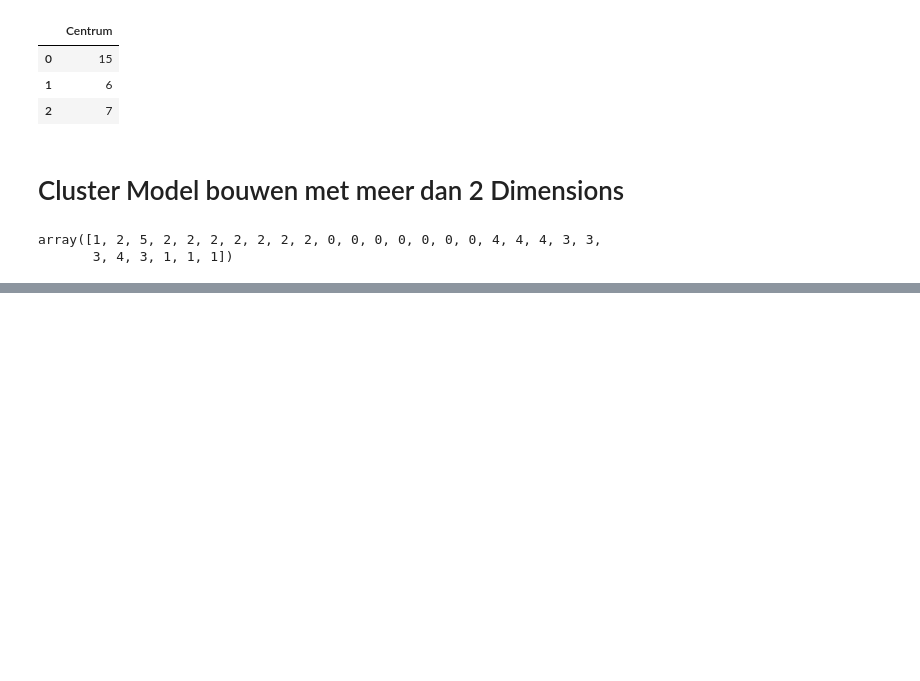
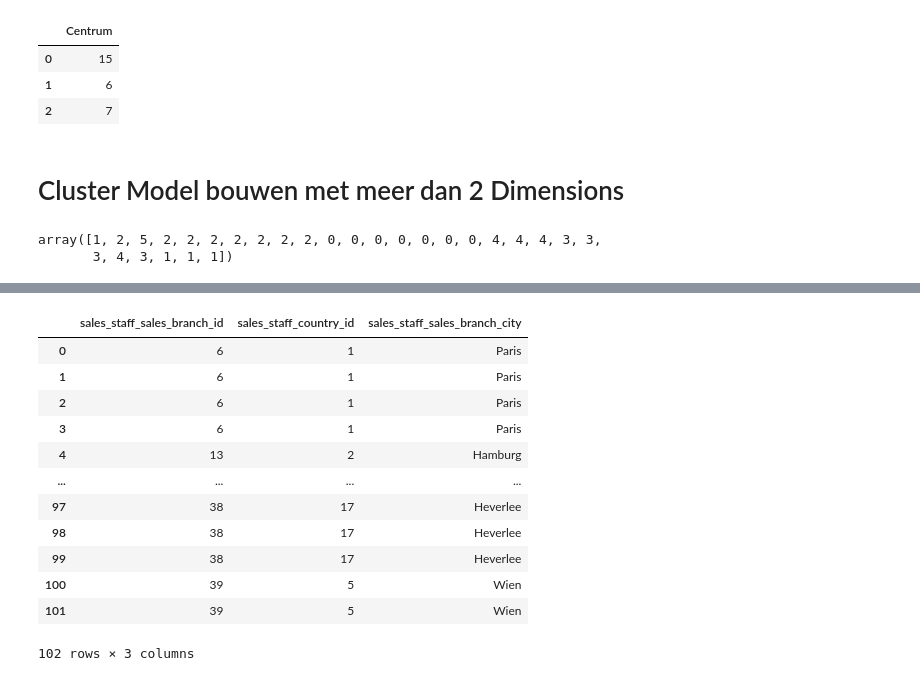
Before and after one commit to NoahGram/Johari_Venster, a Jupyter notebook: week_9/src/PR9-1.ipynb, the cells around one changed output, grey strips where cells are left out. Saved outputs shown, nothing was run; the diff lists cells and outputs as text; code cells hidden in the pictures; blank space fills up the shorter version.

```diff
--- a/week_9/src/PR9-1.ipynb
+++ b/week_9/src/PR9-1.ipynb
@@ -252,0 +317,24 @@ df.head()
+# %%
+# Lees de data in van de SQLite database
+sqlite_conn = sqlite3.connect('../data/johari.db')
+go_sales = sqlite3.connect('../data/go_sales.sqlite')
+sales_branch = pd.read_sql("SELECT * FROM SALES_BRANCH", sqlite_conn)
+sales_staff = pd.read_sql("SELECT * FROM SALES_STAFF", sqlite_conn)
+country = pd.read_sql("SELECT * FROM COUNTRY", go_sales)
+
+df = sales_staff.loc[:, ['sales_staff_sales_branch_id', 'sales_staff_country_id', 'sales_staff_sales_branch_city']]
+df
+# %% [output]
+|  | sales_staff_sales_branch_id | sales_staff_country_id | sales_staff_sales_branch_city |
+| 0 | 6 | 1 | Paris |
+| 1 | 6 | 1 | Paris |
+| 2 | 6 | 1 | Paris |
+| 3 | 6 | 1 | Paris |
+| 4 | 13 | 2 | Hamburg |
+| ... | ... | ... | ... |
+| 97 | 38 | 17 | Heverlee |
+| 98 | 38 | 17 | Heverlee |
+| 99 | 38 | 17 | Heverlee |
+| 100 | 39 | 5 | Wien |
+| 101 | 39 | 5 | Wien |
+102 rows × 3 columns
```
Also changed, not shown: parts of 12 cells of this notebook.
